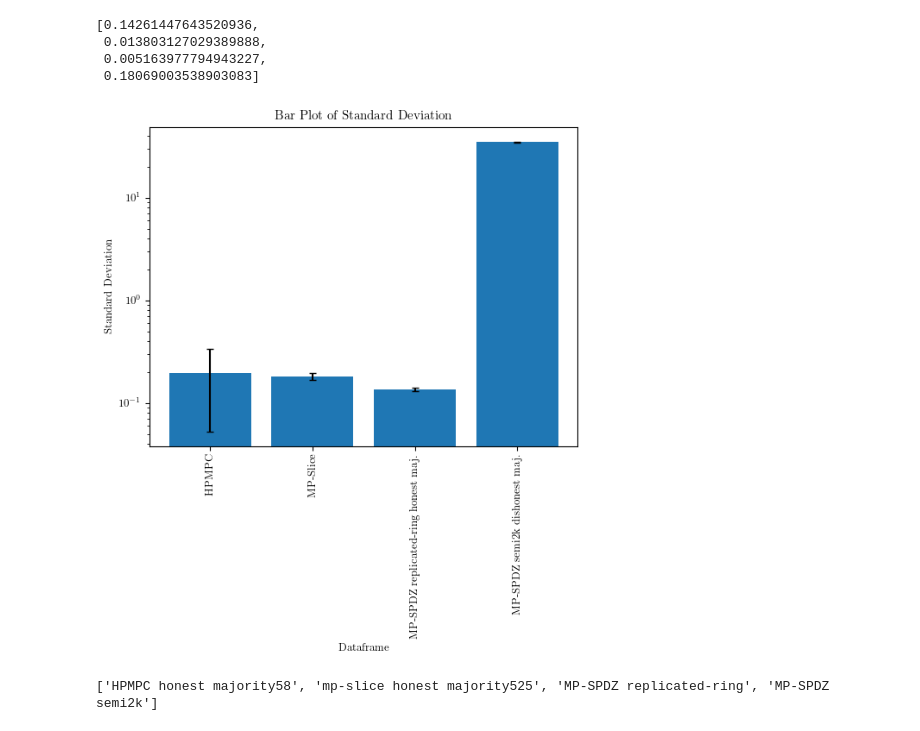
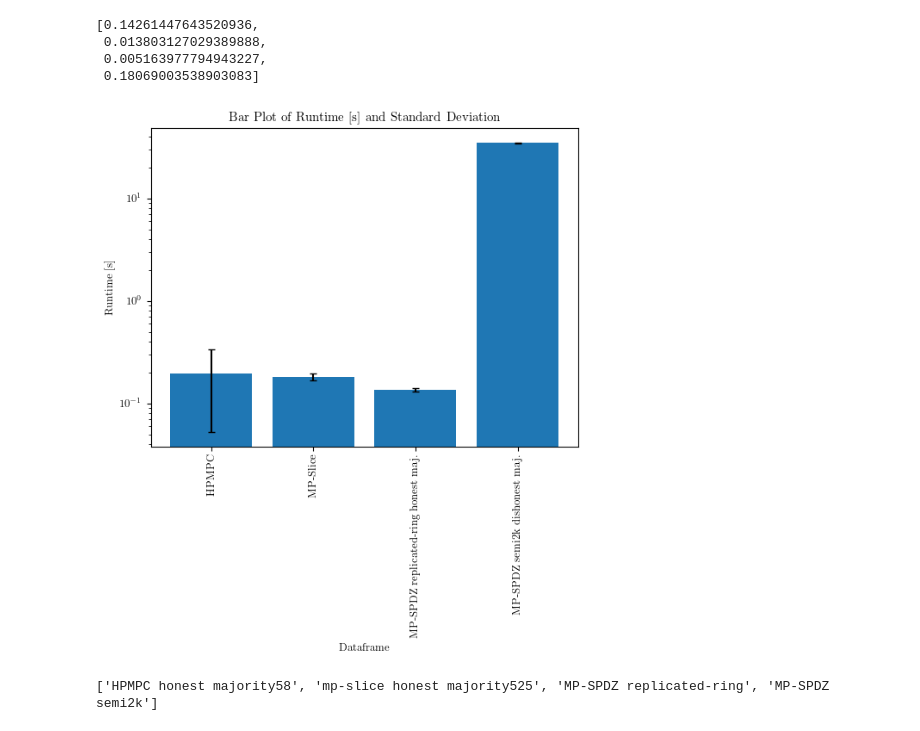
Before and after one commit to aSlunk/results, a Jupyter notebook: mp-slice/07_Aes/Deviation.ipynb, the cells around one changed output. Cells and saved outputs as stored; diff of their text form; code cells hidden in the pictures.

```diff
--- a/mp-slice/07_Aes/Deviation.ipynb
+++ b/mp-slice/07_Aes/Deviation.ipynb
@@ -285,29 +285,29 @@ Name: runtime_external(s), dtype: float64
 # %%
 import seaborn as sns
 import matplotlib.pyplot as plt
 
 # Extract the 'mean' and 'std' values separately
 mean_values = [df['mean'].iloc[0] for df in bandwidth]
 std_values = [df['std'].iloc[0] for df in bandwidth]
 
 # Create a bar plot with 'mean' values as the height of the bars and 'std' values as standard deviation
 fig, ax = plt.subplots()
 ax.bar(label, mean_values,yerr=std_values,capsize=3)
 
 plt.xticks(rotation='vertical')
 
 # Add labels and title
 plt.xlabel('Dataframe')
-plt.ylabel('Standard Deviation')
-plt.title('Bar Plot of Standard Deviation')
+plt.ylabel('Runtime [s]')
+plt.title('Bar Plot of Runtime [s] and Standard Deviation')
 
 # Set y-axis to logarithmic scale
 ax.set_yscale('log')
 
 # Show the plot
 plt.show()
 # %% [output]
-[figure, old version]
+[figure, new version]
 # %%
 # import seaborn as sns
 # import matplotlib.pyplot as plt
```
Also changed, not shown: 1 other file.
